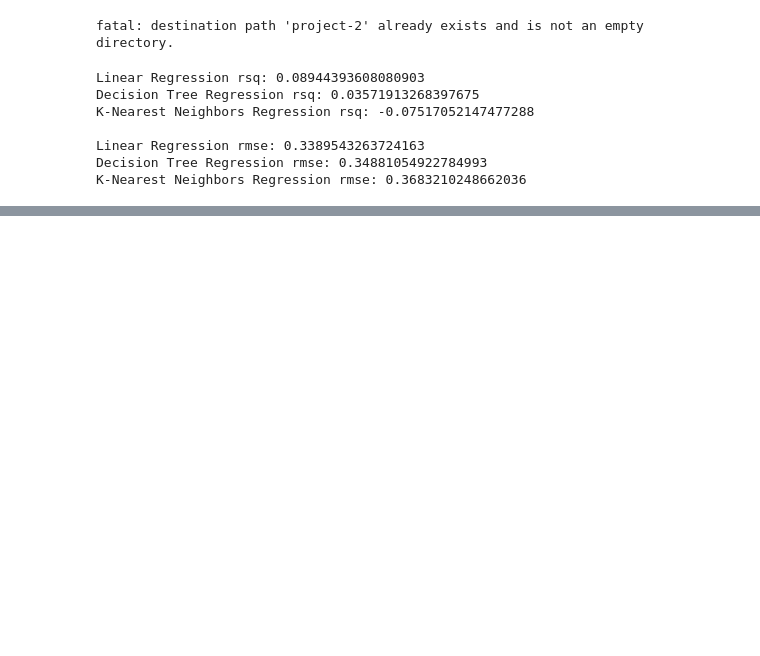
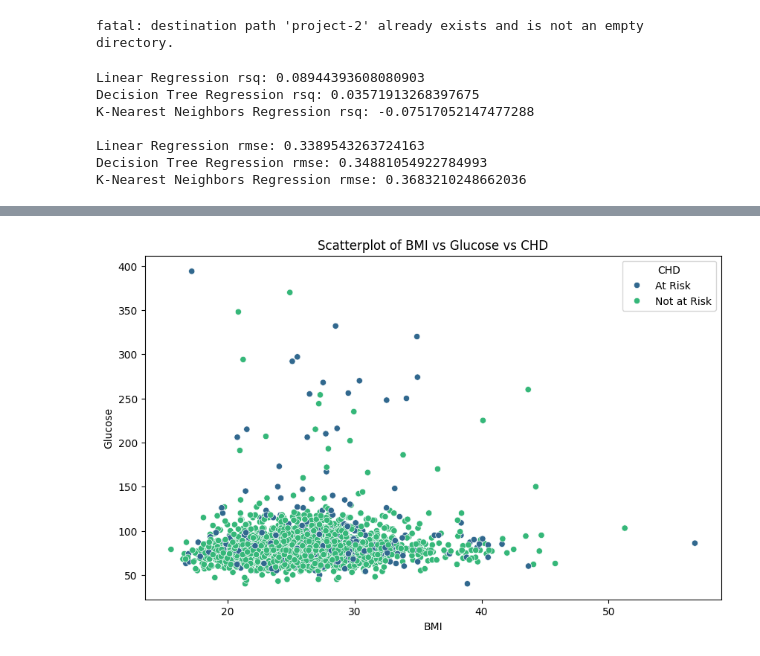
Before and after one commit to angelahjhong/project-2, a Jupyter notebook: CHD_modeling.ipynb, the cells around one changed output, grey strips where cells are left out. Saved outputs shown, nothing was run; the diff lists cells and outputs as text; code cells hidden in the pictures; blank space fills up the shorter version.

```diff
--- a/CHD_modeling.ipynb
+++ b/CHD_modeling.ipynb
@@ -123,0 +125,11 @@ plt.show()
+# %%
+# scatterplot graph for BMI vs glucose vs CHD
+plt.figure(figsize=(10, 6))
+sns.scatterplot(data=df, x='BMI', y='glucose', hue='TenYearCHD', palette='viridis')
+plt.title('Scatterplot of BMI vs Glucose vs CHD')
+plt.xlabel('BMI')
+plt.ylabel('Glucose')
+plt.legend(title='CHD')
+plt.show()
+# %% [output]
+[figure, added]
```
Also changed, not shown: parts of 5 cells of this notebook.
